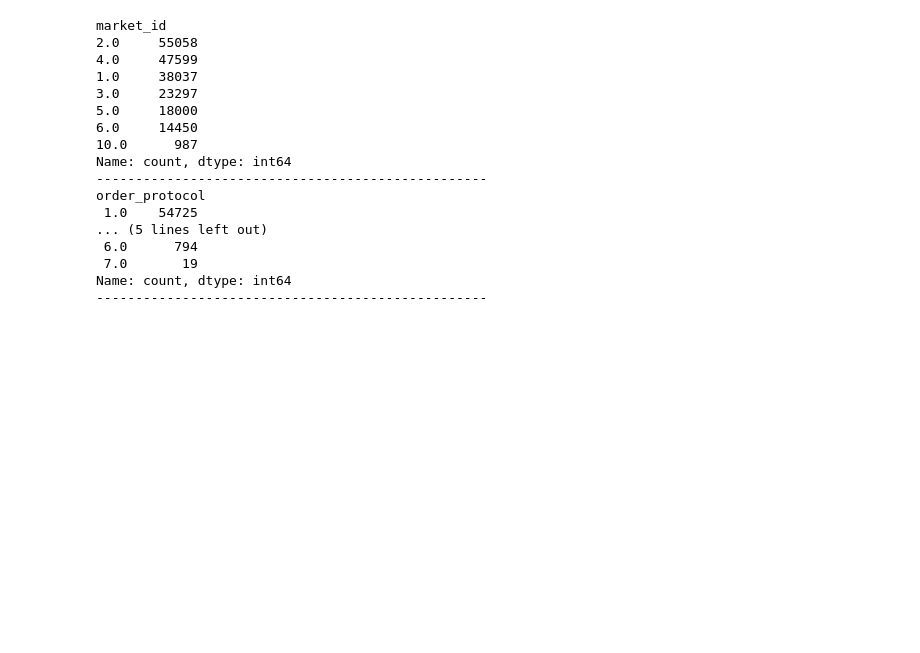
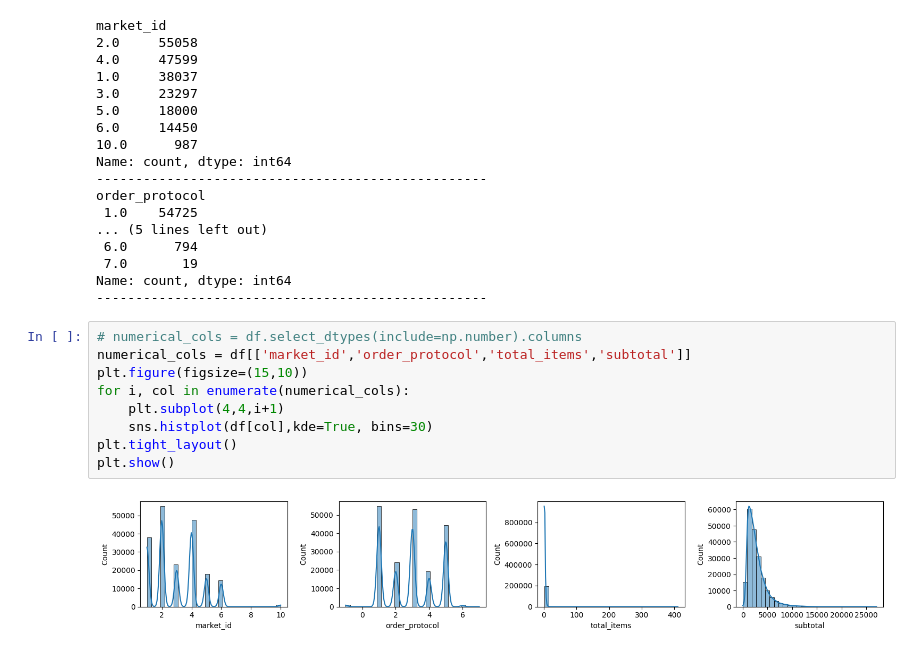
Before and after one commit to Vaishnavi-Gajinkar/Codingwise, a Jupyter notebook: projectsNcasestudies/porterdeliveryCS.ipynb, the cells around one changed output. Cells and saved outputs as stored; diff of their text form; blank space fills up the shorter version.

Commit message:
porter visualizations

```diff
--- a/projectsNcasestudies/porterdeliveryCS.ipynb
+++ b/projectsNcasestudies/porterdeliveryCS.ipynb
@@ -394,3 +412,14 @@ order_protocol
  7.0       19
 Name: count, dtype: int64
 --------------------------------------------------
+# %%
+# numerical_cols = df.select_dtypes(include=np.number).columns
+numerical_cols = df[['market_id','order_protocol','total_items','subtotal']]
+plt.figure(figsize=(15,10))
+for i, col in enumerate(numerical_cols):
+    plt.subplot(4,4,i+1)
+    sns.histplot(df[col],kde=True, bins=30)
+plt.tight_layout()
+plt.show()
+# %% [output]
+[figure, added]
```
Also changed, not shown: parts of 13 cells of this notebook.
